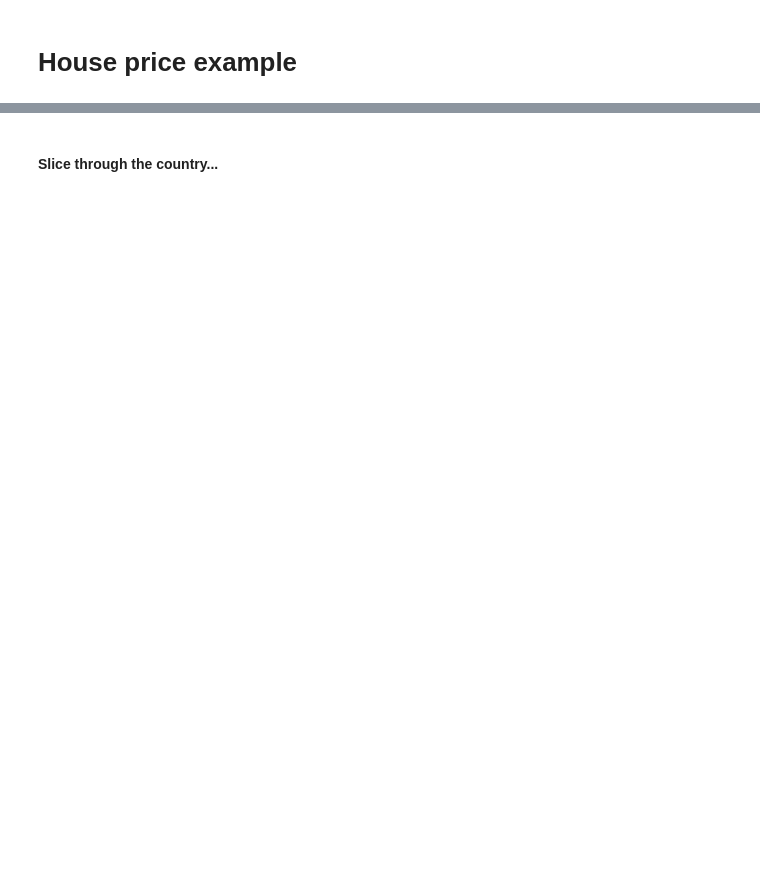
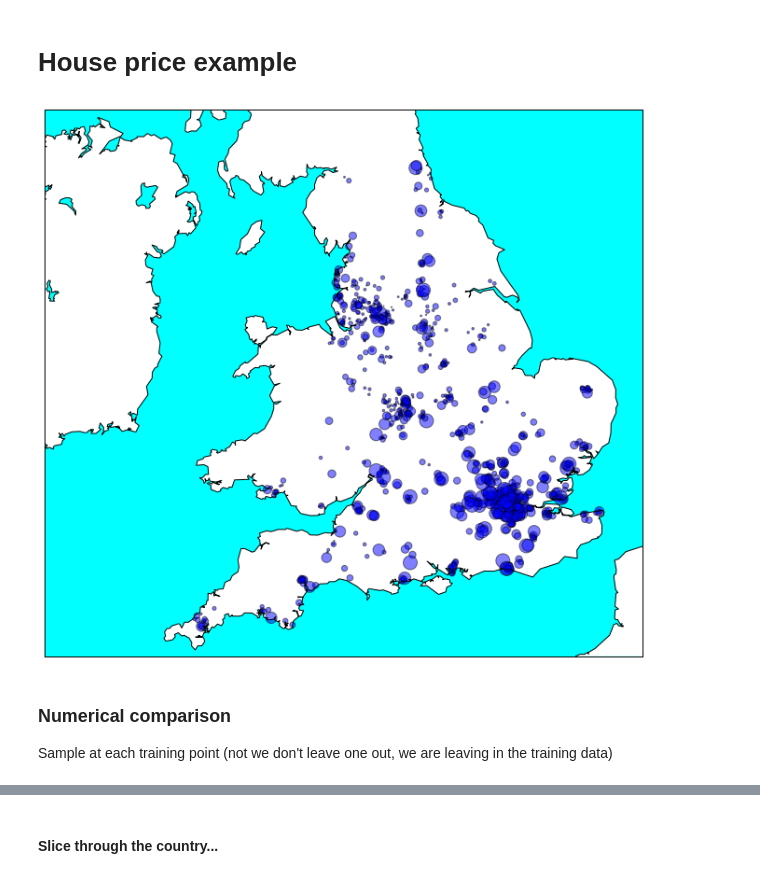
Before and after one commit to lionfish0/dp, a Jupyter notebook: dp4gp demonstration.ipynb, the cells around one changed output, grey strips where cells are left out. Cells and saved outputs as stored; diff of their text form; code cells hidden in the pictures; blank space fills up the shorter version.

Commit message:
Added map, and working on good output plots

```diff
--- a/dp4gp demonstration.ipynb
+++ b/dp4gp demonstration.ipynb
@@ -13,3 +13,5 @@ import dp4gp
 warning in stationary: failed to import cython module: falling back to numpy
 # %% [markdown]
 # Citibike Demo
+# %%
+df = datasets.load_citibike(station=None)
@@ -16,4 +21,3 @@ warning in stationary: failed to import cython module: falling back to numpy
 # %%
-
-df = datasets.load_citibike()
+df = df.sample(10000)
 datasets.add_citibike_extra_columns(df)
@@ -95,0 +155,28 @@ test_inputs = np.array(test_inputs)
+# %%
+from mpl_toolkits.basemap import Basemap
+import mpl_toolkits.basemap.pyproj as pyproj
+import matplotlib.pyplot as plt
+%matplotlib inline
+
+osgb36=pyproj.Proj("+init=EPSG:27700") # UK Ordnance Survey, 1936 datum
+lats,longs = osgb36(training_inputs[:,0],training_inputs[:,1],inverse=True)
+
+m = Basemap(llcrnrlon=-7.6,llcrnrlat=49.8,urcrnrlon=2.5,urcrnrlat=55.5,
+            resolution='i',projection='tmerc',lon_0=-2,lat_0=49)#,suppress_ticks=False)
+
+m.drawcoastlines()
+m.drawmapboundary(fill_color='aqua')
+# fill continents, set lake color same as ocean color.
+m.fillcontinents(color='white',lake_color='aqua',zorder=0)
+#m.drawrivers()
+#m.drawcounties()
+
+#for x,y in zip(xs,ys):
+#    plt.plot(x,y,'x')
+
+m.scatter(lats,longs,(ys-np.min(ys))/1000,latlon=True,marker='.',alpha=0.5)
+fig = plt.gcf()
+fig.set_size_inches(18.5, 10.5)
+plt.show()
+# %% [output]
+[figure, added]
@@ -96,2 +201,6 @@ test_inputs = np.array(test_inputs)
+# %% [markdown]
+### Numerical comparison
+
+Sample at each training point (not we don't leave one out, we are leaving in the training data)
 # %%
 pseudo_inputs = sparse
```
Also changed, not shown: parts of 28 cells of this notebook.
